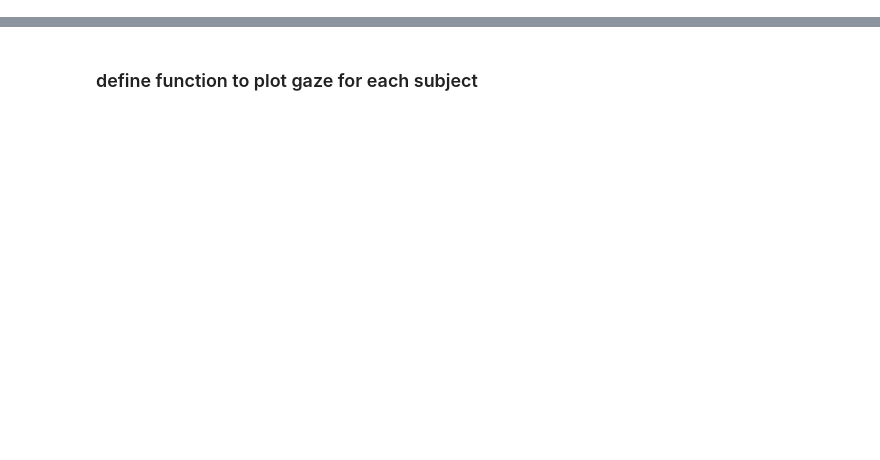
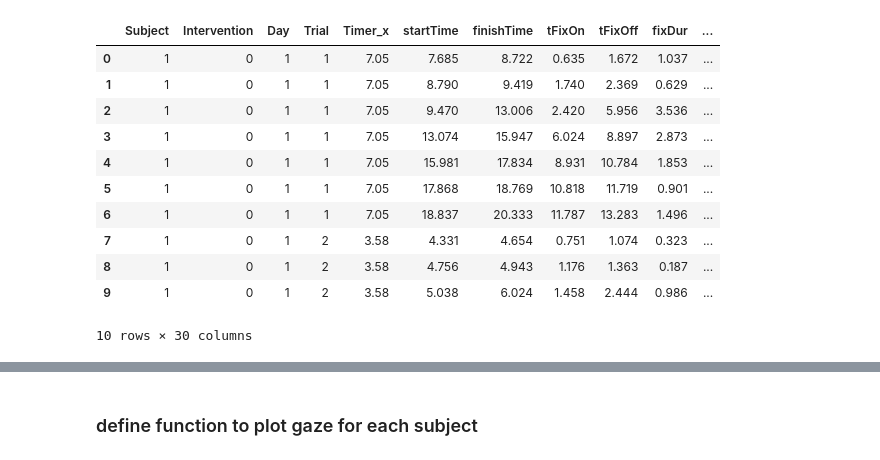
Before and after one commit to jamcro/shootGaze, a Jupyter notebook: py/gazeTimeline.ipynb, the cells around one changed output, grey strips where cells are left out. Drawn from its saved outputs; the diff is of its cells as text; code cells hidden in the pictures; blank space fills up the shorter version.

```diff
--- a/py/gazeTimeline.ipynb
+++ b/py/gazeTimeline.ipynb
@@ -65,0 +51,8 @@ plt.tick_params(top='off', bottom='off', left='off', right='off', labelbottom='o
+# %%
+shot_df['threat1'] = pd.Categorical(shot_df['threat1'], categories=['A','B','C','D'])
+shot_df['threat2'] = pd.Categorical(shot_df['threat2'], categories=['A','B','C','D'])
+shot_df['targetShot1'] = pd.Categorical(shot_df['targetShot1'], categories=['A','B','C','D'])
+shot_df['targetShot2'] = pd.Categorical(shot_df['targetShot2'], categories=['A','B','C','D'])
+shot_df['outcomeShot1'] = pd.Categorical(shot_df['outcomeShot1'])
+shot_df['outcomeShot2'] = pd.Categorical(shot_df['outcomeShot2'])
+shot_df['threat2'].value_counts()
@@ -65,0 +65,16 @@ plt.tick_params(top='off', bottom='off', left='off', right='off', labelbottom='o
+# %%
+# remove trailing nans
+first_idx = kin_df.first_valid_index()
+last_idx = kin_df.last_valid_index()
+print(first_idx, last_idx)
+kin_df = kin_df.loc[first_idx:last_idx]
+
+# convert dtypes
+kin_df['Subject'] = kin_df['Subject'].astype('int64')
+kin_df['Intervention'] = kin_df['Intervention'].astype('int64')
+kin_df['Day'] = kin_df['Day'].astype('int64')
+kin_df['Trial'] = kin_df['Trial'].astype('int64')
+
+#subtract Timer (start of trial) from all time values
+kin_df.loc[:, 'Timer':'tShot2'] = kin_df.loc[:, 'Timer':'tShot2'].sub(kin_df['Timer'], axis=0)
+kin_df.head(3)
@@ -65,0 +87,20 @@ plt.tick_params(top='off', bottom='off', left='off', right='off', labelbottom='o
+# %%
+# combine data that has one row per trial
+events_df = pd.merge(kin_df, shot_df, on=['Subject', 'Intervention', 'Day', 'Trial'])
+
+# combine with gaze data (i.e. repeat trial based data for each fixation)
+dat_df = pd.merge(gaze_df,events_df, on=['Subject', 'Intervention', 'Day', 'Trial'])
+dat_df.head(10)
+# %% [output]
+|  | Subject | Intervention | Day | Trial | Timer_x | startTime | finishTime | tFixOn | tFixOff | fixDur | ... |
+| 0 | 1 | 0 | 1 | 1 | 7.05 | 7.685 | 8.722 | 0.635 | 1.672 | 1.037 | ... |
+| 1 | 1 | 0 | 1 | 1 | 7.05 | 8.790 | 9.419 | 1.740 | 2.369 | 0.629 | ... |
+| 2 | 1 | 0 | 1 | 1 | 7.05 | 9.470 | 13.006 | 2.420 | 5.956 | 3.536 | ... |
+| 3 | 1 | 0 | 1 | 1 | 7.05 | 13.074 | 15.947 | 6.024 | 8.897 | 2.873 | ... |
+| 4 | 1 | 0 | 1 | 1 | 7.05 | 15.981 | 17.834 | 8.931 | 10.784 | 1.853 | ... |
+| 5 | 1 | 0 | 1 | 1 | 7.05 | 17.868 | 18.769 | 10.818 | 11.719 | 0.901 | ... |
+| 6 | 1 | 0 | 1 | 1 | 7.05 | 18.837 | 20.333 | 11.787 | 13.283 | 1.496 | ... |
+| 7 | 1 | 0 | 1 | 2 | 3.58 | 4.331 | 4.654 | 0.751 | 1.074 | 0.323 | ... |
+| 8 | 1 | 0 | 1 | 2 | 3.58 | 4.756 | 4.943 | 1.176 | 1.363 | 0.187 | ... |
+| 9 | 1 | 0 | 1 | 2 | 3.58 | 5.038 | 6.024 | 1.458 | 2.444 | 0.986 | ... |
+10 rows × 30 columns
```
Also changed, not shown: parts of 18 cells of this notebook.
